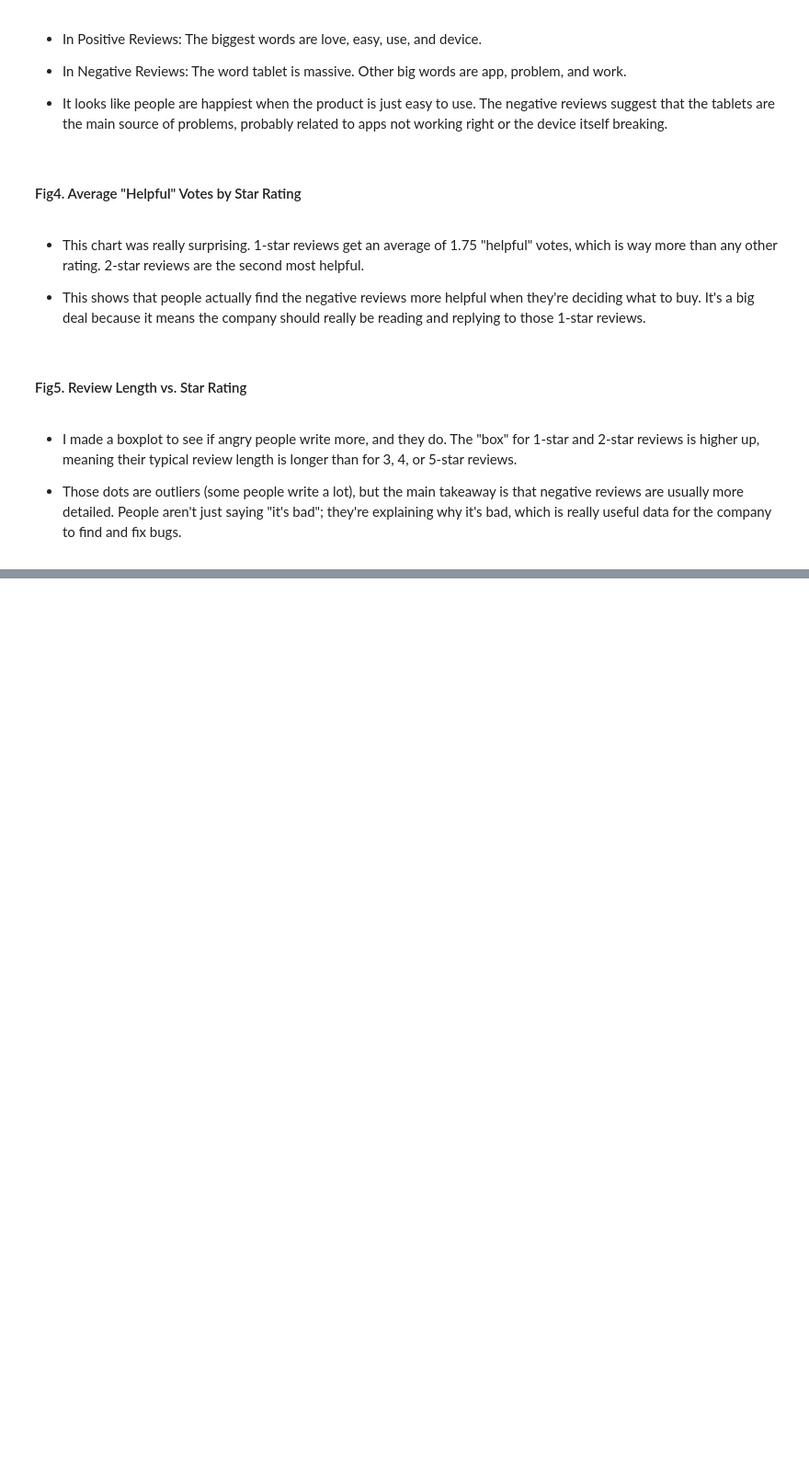
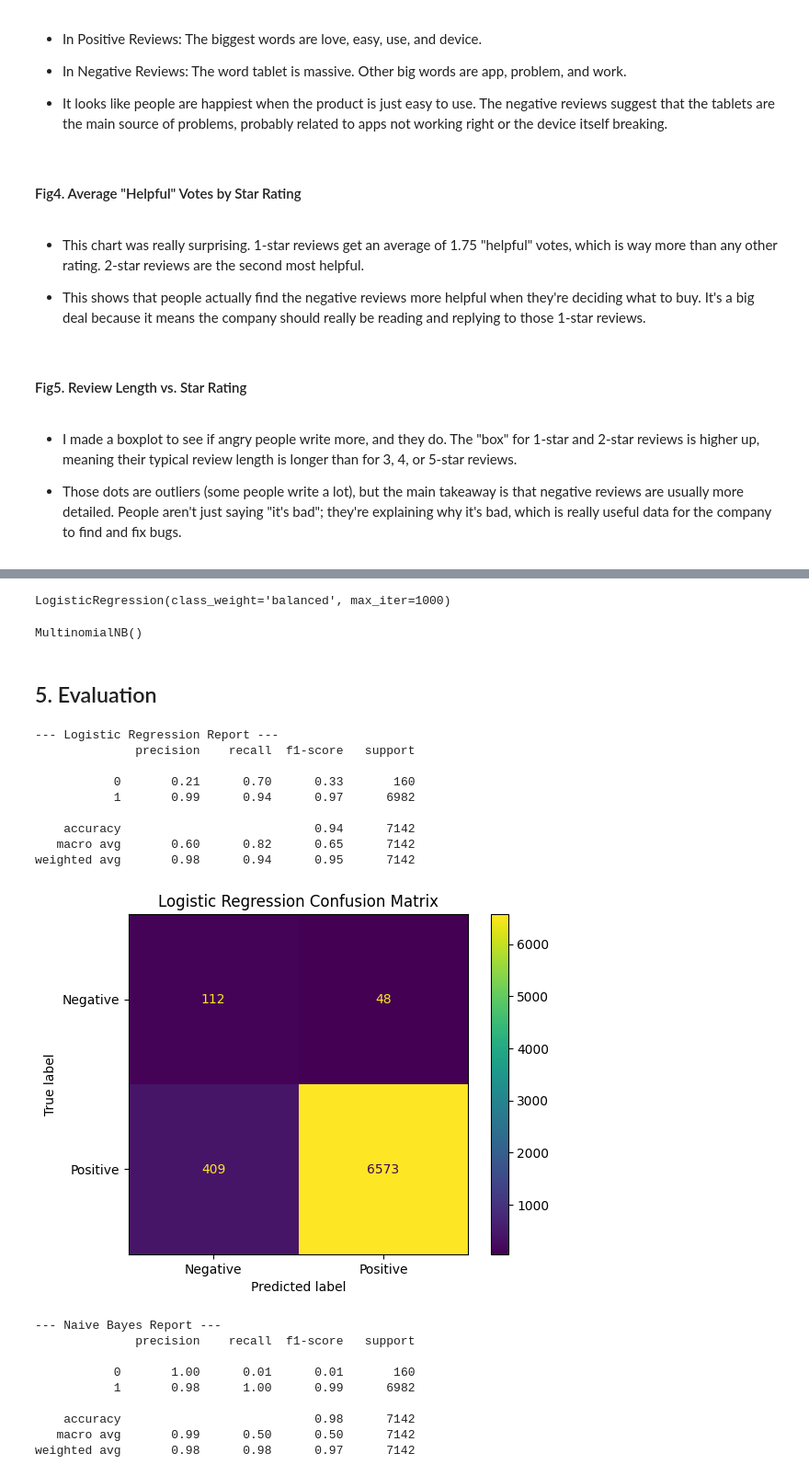
Before and after one commit to hungkaihsin/Capstone-Projet-of-Customer-Analytics, a Jupyter notebook: main.ipynb, the cells around one changed output, grey strips where cells are left out. Shown at 92% size. Saved outputs shown, nothing was run; the diff lists cells and outputs as text; code cells hidden in the pictures; blank space fills up the shorter version.

Commit message:
feat: finalize EDA and implemented ML model

```diff
--- a/main.ipynb
+++ b/main.ipynb
@@ -305,0 +319,3 @@ fig.show()
+# %%
+X = df_model['reviews.text_cleaned']
+y = df_model['sentiment']
@@ -305,0 +326,68 @@ fig.show()
+# %%
+from sklearn.feature_extraction.text import TfidfVectorizer
+
+vectorizer = TfidfVectorizer(max_features=5000)
+
+X_train_tfidf = vectorizer.fit_transform(X_train)
+X_test_tfidf = vectorizer.transform(X_test)
+# %%
+from sklearn.linear_model import LogisticRegression
+
+lr_model = LogisticRegression(class_weight='balanced', max_iter=1000)
+
+lr_model.fit(X_train_tfidf, y_train)
+# %% [output]
+LogisticRegression(class_weight='balanced', max_iter=1000)
+# %%
+from sklearn.naive_bayes import MultinomialNB
+
+# Initialize and train the model
+nb_model = MultinomialNB()
+nb_model.fit(X_train_tfidf, y_train)
+# %% [output]
+MultinomialNB()
+# %% [markdown]
+## 5. Evaluation
+# %%
+from sklearn.metrics import classification_report, confusion_matrix, ConfusionMatrixDisplay
+
+# --- Evaluate the Baseline (Logistic Regression) ---
+y_pred_lr = lr_model.predict(X_test_tfidf)
+
+print("--- Logistic Regression Report ---")
+# Pay close attention to the 'precision' and 'recall' for class 0 (negative)
+print(classification_report(y_test, y_pred_lr))
+
+# Display the confusion matrix
+cm_lr = confusion_matrix(y_test, y_pred_lr)
+disp_lr = ConfusionMatrixDisplay(confusion_matrix=cm_lr, display_labels=['Negative', 'Positive'])
+disp_lr.plot()
+plt.title('Logistic Regression Confusion Matrix')
+plt.show()
+
+# --- Repeat for your Improved Model (Naive Bayes) ---
+y_pred_nb = nb_model.predict(X_test_tfidf)
+
+print("\n--- Naive Bayes Report ---")
+print(classification_report(y_test, y_pred_nb))
+# ... (and make a confusion matrix for it, too)
+# %% [output]
+--- Logistic Regression Report ---
+              precision    recall  f1-score   support
+
+           0       0.21      0.70      0.33       160
+           1       0.99      0.94      0.97      6982
+
+    accuracy                           0.94      7142
+   macro avg       0.60      0.82      0.65      7142
+weighted avg       0.98      0.94      0.95      7142
+[figure, added]
+--- Naive Bayes Report ---
+              precision    recall  f1-score   support
+
+           0       1.00      0.01      0.01       160
+           1       0.98      1.00      0.99      6982
+
+    accuracy                           0.98      7142
+   macro avg       0.99      0.50      0.50      7142
+weighted avg       0.98      0.98      0.97      7142
```
Also changed, not shown: parts of 10 cells of this notebook.
